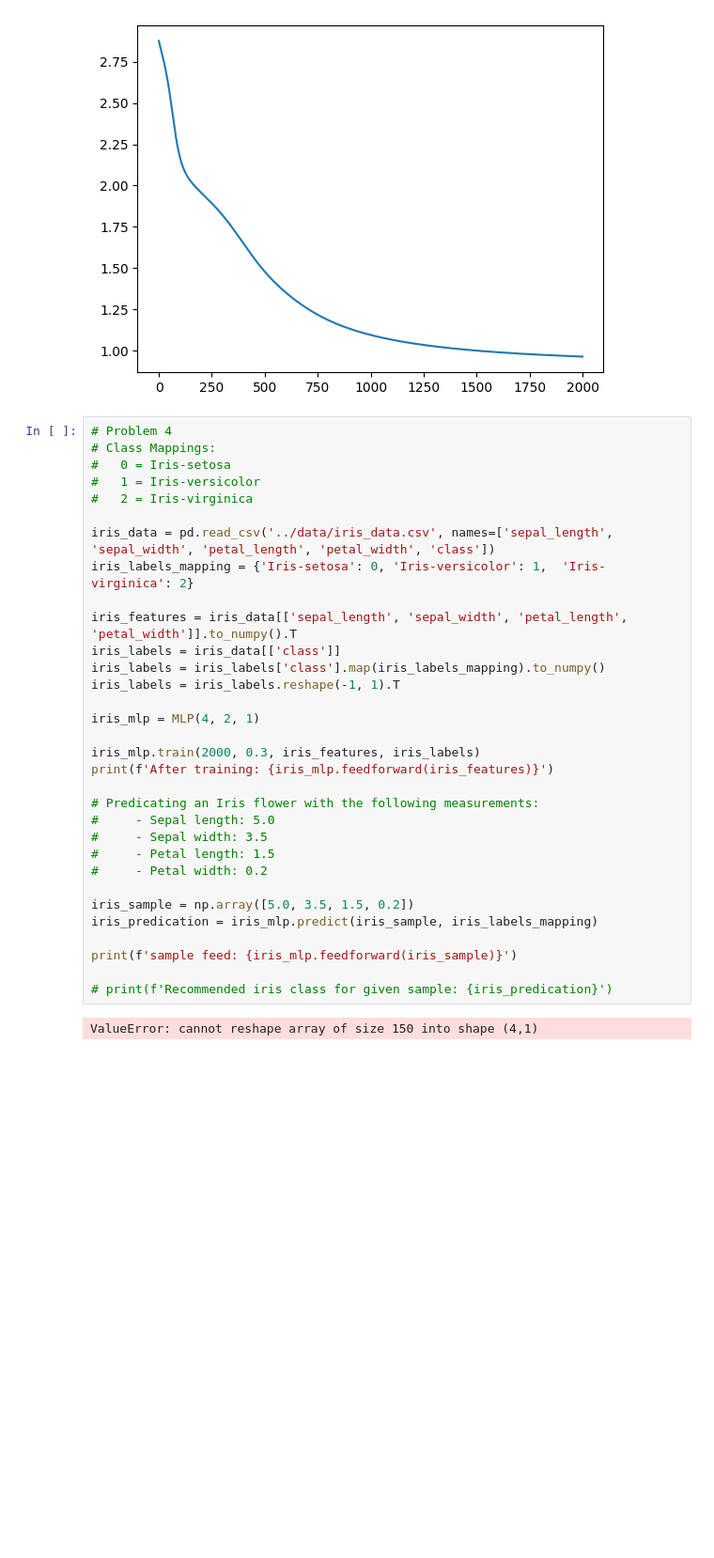
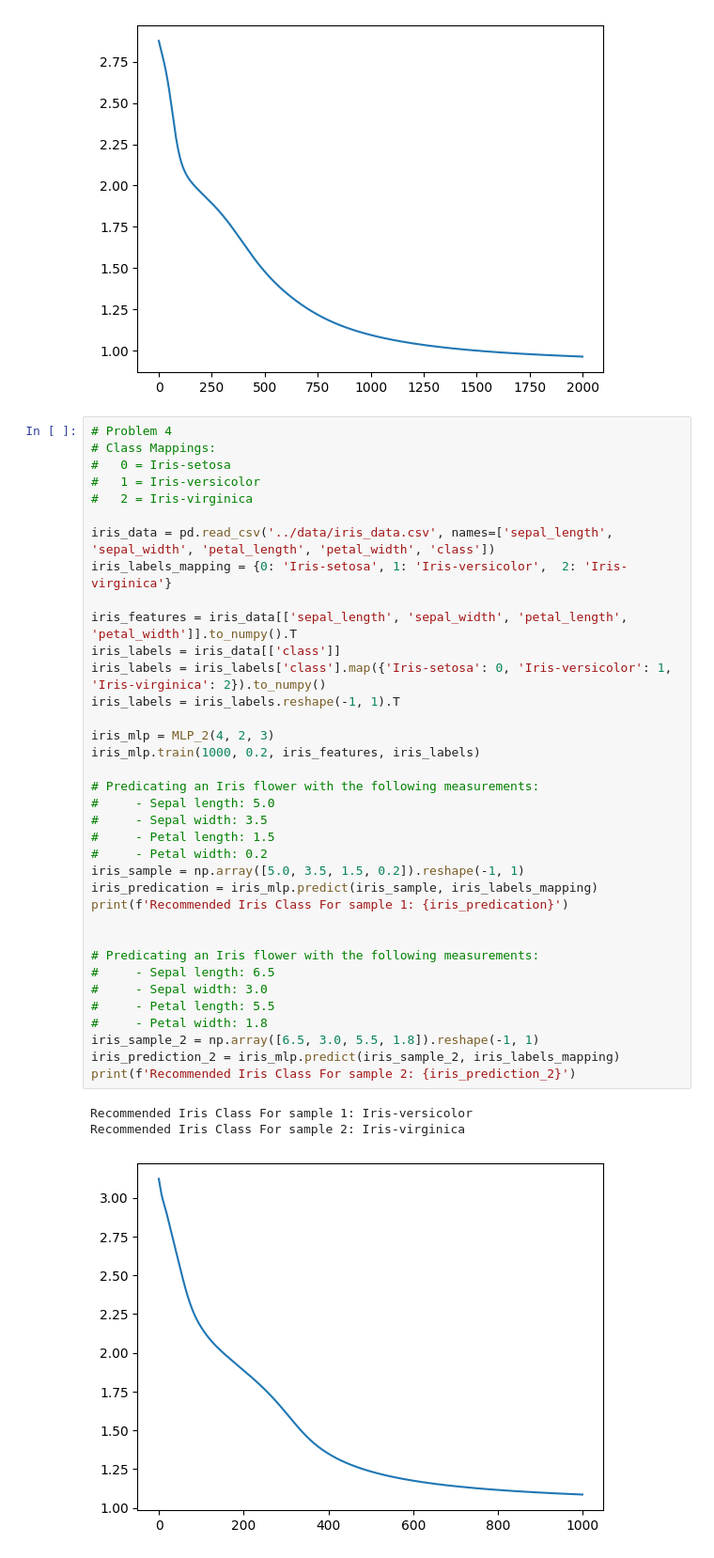
Before and after one commit to jordanx2/AI_problem_sheet, a Jupyter notebook: scripts/problem_sheet_solutions.ipynb, the cells around one changed output. Shown: that part at 94% size. Drawn from its saved outputs; the diff is of its cells as text; blank space fills up the shorter version.

Commit message:
additional sample predication added to iris problem

```diff
--- a/scripts/problem_sheet_solutions.ipynb
+++ b/scripts/problem_sheet_solutions.ipynb
@@ -476,34 +476,40 @@ Predication for transportation mode: Car
 # %%
 # Problem 4
 # Class Mappings:
 #   0 = Iris-setosa
 #   1 = Iris-versicolor
 #   2 = Iris-virginica
 
 iris_data = pd.read_csv('../data/iris_data.csv', names=['sepal_length', 'sepal_width', 'petal_length', 'petal_width', 'class'])
-iris_labels_mapping = {'Iris-setosa': 0, 'Iris-versicolor': 1,  'Iris-virginica': 2}
+iris_labels_mapping = {0: 'Iris-setosa', 1: 'Iris-versicolor',  2: 'Iris-virginica'}
 
 iris_features = iris_data[['sepal_length', 'sepal_width', 'petal_length', 'petal_width']].to_numpy().T
 iris_labels = iris_data[['class']]
-iris_labels = iris_labels['class'].map(iris_labels_mapping).to_numpy()
+iris_labels = iris_labels['class'].map({'Iris-setosa': 0, 'Iris-versicolor': 1,  'Iris-virginica': 2}).to_numpy()
 iris_labels = iris_labels.reshape(-1, 1).T
 
-iris_mlp = MLP(4, 2, 1)
-
-iris_mlp.train(2000, 0.3, iris_features, iris_labels)
-print(f'After training: {iris_mlp.feedforward(iris_features)}')
+iris_mlp = MLP_2(4, 2, 3)
+iris_mlp.train(1000, 0.2, iris_features, iris_labels)
 
 # Predicating an Iris flower with the following measurements:
 #     - Sepal length: 5.0
 #     - Sepal width: 3.5
 #     - Petal length: 1.5
 #     - Petal width: 0.2
+iris_sample = np.array([5.0, 3.5, 1.5, 0.2]).reshape(-1, 1)
+iris_predication = iris_mlp.predict(iris_sample, iris_labels_mapping)
+print(f'Recommended Iris Class For sample 1: {iris_predication}')
 
-iris_sample = np.array([5.0, 3.5, 1.5, 0.2])
-iris_predication = iris_mlp.predict(iris_sample, iris_labels_mapping)
 
-print(f'sample feed: {iris_mlp.feedforward(iris_sample)}')
-
-# print(f'Recommended iris class for given sample: {iris_predication}')
+# Predicating an Iris flower with the following measurements:
+#     - Sepal length: 6.5
+#     - Sepal width: 3.0
+#     - Petal length: 5.5
+#     - Petal width: 1.8
+iris_sample_2 = np.array([6.5, 3.0, 5.5, 1.8]).reshape(-1, 1)
+iris_prediction_2 = iris_mlp.predict(iris_sample_2, iris_labels_mapping)
+print(f'Recommended Iris Class For sample 2: {iris_prediction_2}')
 # %% [output]
-ValueError: cannot reshape array of size 150 into shape (4,1)
+Recommended Iris Class For sample 1: Iris-versicolor
+Recommended Iris Class For sample 2: Iris-virginica
+[figure, added]
```
